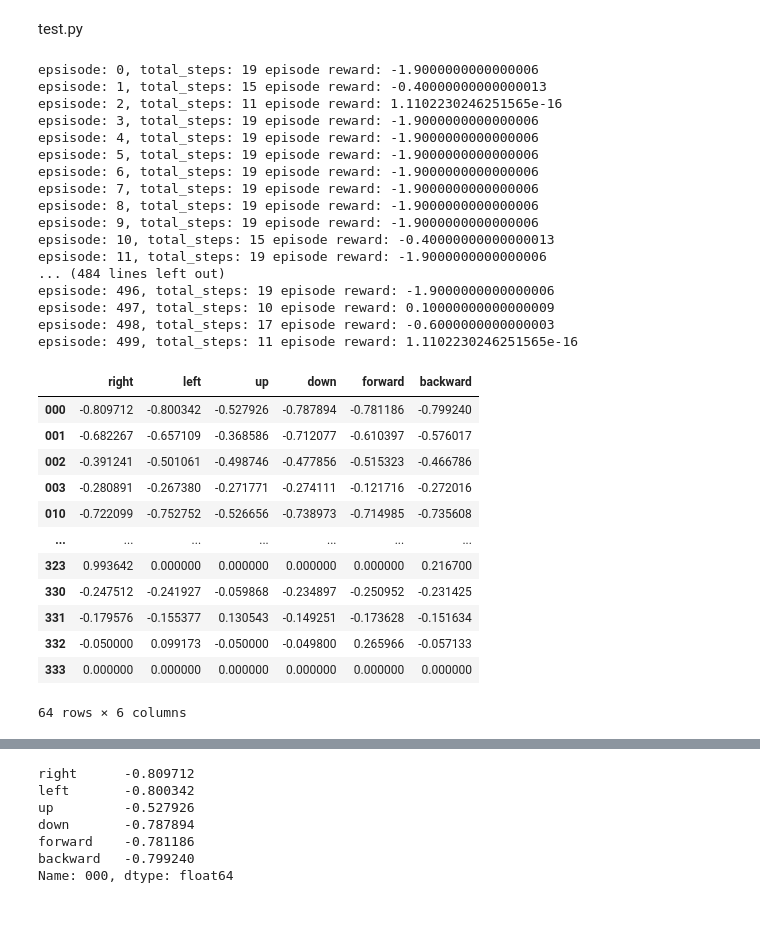
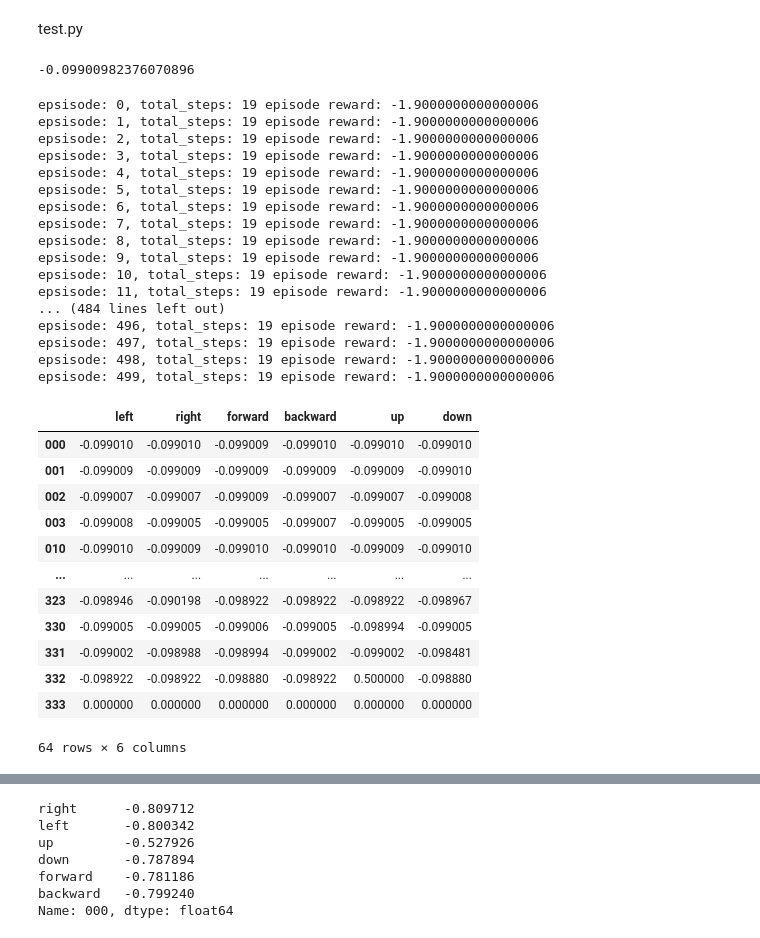
Before and after one commit to kailing231/treasurecube, a Jupyter notebook: TreasureHunt.ipynb, the cells around one changed output, grey strips where cells are left out. Drawn from its saved outputs; the diff is of its cells as text; code cells hidden in the pictures.

Commit message:
todo fix qtable

```diff
--- a/TreasureHunt.ipynb
+++ b/TreasureHunt.ipynb
@@ -247,6 +247,10 @@ import pandas as pd
 # %%
 # state = env.randomState()
 # "".join([str(s) for s in state])
+# %%
+Qtable.loc["000", "left"]
+# %% [output]
+-0.09900982376070896
 # %%
 class RandomAgent(object):
     def __init__(self):
@@ -275,16 +289,16 @@ max_step = 500
 env = TreasureCube()
 agent = RandomAgent()
 
-# ADDED
-length = env.dim
-indexnames = []
-for x in range(length):
-    for y in range(length):
-        for z in range(length):
-          indexnames.append(str(x) + str(y) + str(z))
-Qtable = np.zeros([64, 6])
-Qtable = pd.DataFrame(Qtable, index=indexnames, columns=env.all_actions)
-# END
+# # ADDED
+# length = env.dim
+# indexnames = []
+# for x in range(length):
+#     for y in range(length):
+#         for z in range(length):
+#           indexnames.append(str(x) + str(y) + str(z))
+# Qtable = np.zeros([64, 6])
+# Qtable = pd.DataFrame(Qtable, index=indexnames, columns=env.all_actions)
+# # END
 
 for epsisode_num in range(0, max_episode):
   state = env.reset()
@@ -300,7 +314,7 @@ for epsisode_num in range(0, max_episode):
       if random.uniform(0, 1) < epsilon:
         action = agent.take_action(state) # choose a random action
       else:
-        action = Qtable.loc[state].idxmax() # or choose highest action
+        action = agent.Q.loc[state].idxmax() # or choose highest action
 
       reward, terminate, next_state = env.step(action)
       episode_reward += reward
@@ -310,13 +324,13 @@ for epsisode_num in range(0, max_episode):
       # print(f'step: {t}, action: {action}, reward: {reward}') # comment
 
       t += 1
-      agent.train(state, action, next_state, reward, Qtable)
+      agent.train(state, action, next_state, reward)
       state = next_state
   print(f'epsisode: {epsisode_num}, total_steps: {t} episode reward: {episode_reward}')
 # %% [output]
 epsisode: 0, total_steps: 19 episode reward: -1.9000000000000006
-epsisode: 1, total_steps: 15 episode reward: -0.40000000000000013
-epsisode: 2, total_steps: 11 episode reward: 1.1102230246251565e-16
+epsisode: 1, total_steps: 19 episode reward: -1.9000000000000006
+epsisode: 2, total_steps: 19 episode reward: -1.9000000000000006
 epsisode: 3, total_steps: 19 episode reward: -1.9000000000000006
 epsisode: 4, total_steps: 19 episode reward: -1.9000000000000006
 epsisode: 5, total_steps: 19 episode reward: -1.9000000000000006
@@ -324,29 +338,30 @@ epsisode: 6, total_steps: 19 episode reward: -1.9000000000000006
 epsisode: 7, total_steps: 19 episode reward: -1.9000000000000006
 epsisode: 8, total_steps: 19 episode reward: -1.9000000000000006
 epsisode: 9, total_steps: 19 episode reward: -1.9000000000000006
-epsisode: 10, total_steps: 15 episode reward: -0.40000000000000013
+epsisode: 10, total_steps: 19 episode reward: -1.9000000000000006
 epsisode: 11, total_steps: 19 episode reward: -1.9000000000000006
 ... (484 lines left out)
 epsisode: 496, total_steps: 19 episode reward: -1.9000000000000006
-epsisode: 497, total_steps: 10 episode reward: 0.10000000000000009
-epsisode: 498, total_steps: 17 episode reward: -0.6000000000000003
-epsisode: 499, total_steps: 11 episode reward: 1.1102230246251565e-16
+epsisode: 497, total_steps: 19 episode reward: -1.9000000000000006
+epsisode: 498, total_steps: 19 episode reward: -1.9000000000000006
+epsisode: 499, total_steps: 19 episode reward: -1.9000000000000006
-# %%
-Qtable
-# %% [output]
-|  | right | left | up | down | forward | backward |
-| 000 | -0.809712 | -0.800342 | -0.527926 | -0.787894 | -0.781186 | -0.799240 |
-| 001 | -0.682267 | -0.657109 | -0.368586 | -0.712077 | -0.610397 | -0.576017 |
-| 002 | -0.391241 | -0.501061 | -0.498746 | -0.477856 | -0.515323 | -0.466786 |
-| 003 | -0.280891 | -0.267380 | -0.271771 | -0.274111 | -0.121716 | -0.272016 |
-| 010 | -0.722099 | -0.752752 | -0.526656 | -0.738973 | -0.714985 | -0.735608 |
-| ... | ... | ... | ... | ... | ... | ... |
-| 323 | 0.993642 | 0.000000 | 0.000000 | 0.000000 | 0.000000 | 0.216700 |
-| 330 | -0.247512 | -0.241927 | -0.059868 | -0.234897 | -0.250952 | -0.231425 |
-| 331 | -0.179576 | -0.155377 | 0.130543 | -0.149251 | -0.173628 | -0.151634 |
-| 332 | -0.050000 | 0.099173 | -0.050000 | -0.049800 | 0.265966 | -0.057133 |
-| 333 | 0.000000 | 0.000000 | 0.000000 | 0.000000 | 0.000000 | 0.000000 |
-64 rows × 6 columns
+# %%
+# Qtable
+agent.Q
+# %% [output]
+|  | left | right | forward | backward | up | down |
+| 000 | -0.099010 | -0.099010 | -0.099009 | -0.099010 | -0.099010 | -0.099010 |
+| 001 | -0.099009 | -0.099009 | -0.099009 | -0.099009 | -0.099009 | -0.099010 |
+| 002 | -0.099007 | -0.099007 | -0.099009 | -0.099007 | -0.099007 | -0.099008 |
+| 003 | -0.099008 | -0.099005 | -0.099005 | -0.099007 | -0.099005 | -0.099005 |
+| 010 | -0.099010 | -0.099009 | -0.099010 | -0.099010 | -0.099009 | -0.099010 |
+| ... | ... | ... | ... | ... | ... | ... |
+| 323 | -0.098946 | -0.090198 | -0.098922 | -0.098922 | -0.098922 | -0.098967 |
+| 330 | -0.099005 | -0.099005 | -0.099006 | -0.099005 | -0.098994 | -0.099005 |
+| 331 | -0.099002 | -0.098988 | -0.098994 | -0.099002 | -0.099002 | -0.098481 |
+| 332 | -0.098922 | -0.098922 | -0.098880 | -0.098922 | 0.500000 | -0.098880 |
+| 333 | 0.000000 | 0.000000 | 0.000000 | 0.000000 | 0.000000 | 0.000000 |
+64 rows × 6 columns
 # %%
 # show "path"
 # Qtable is populated
```
Also changed, not shown: parts of 2 cells of this notebook.
